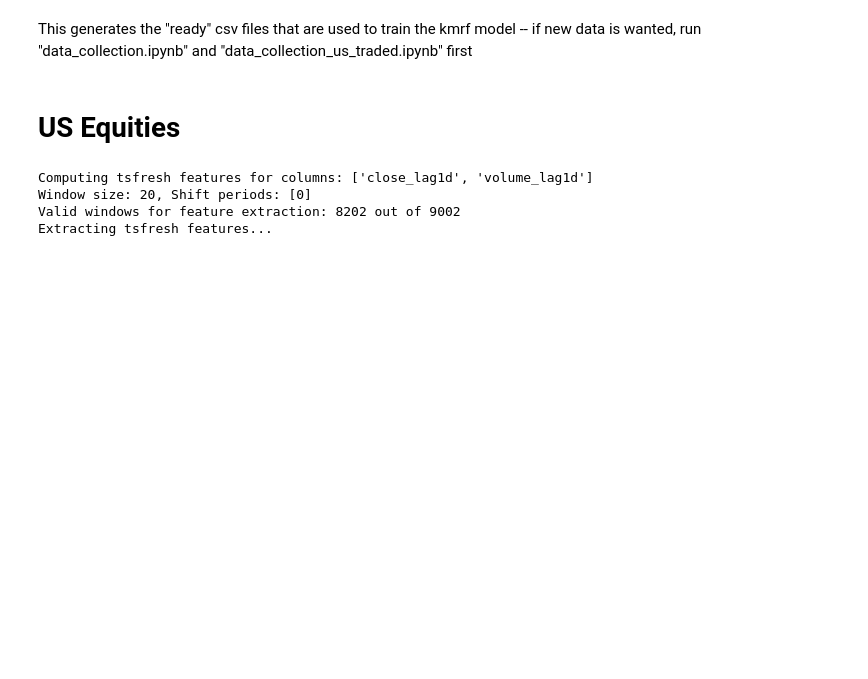
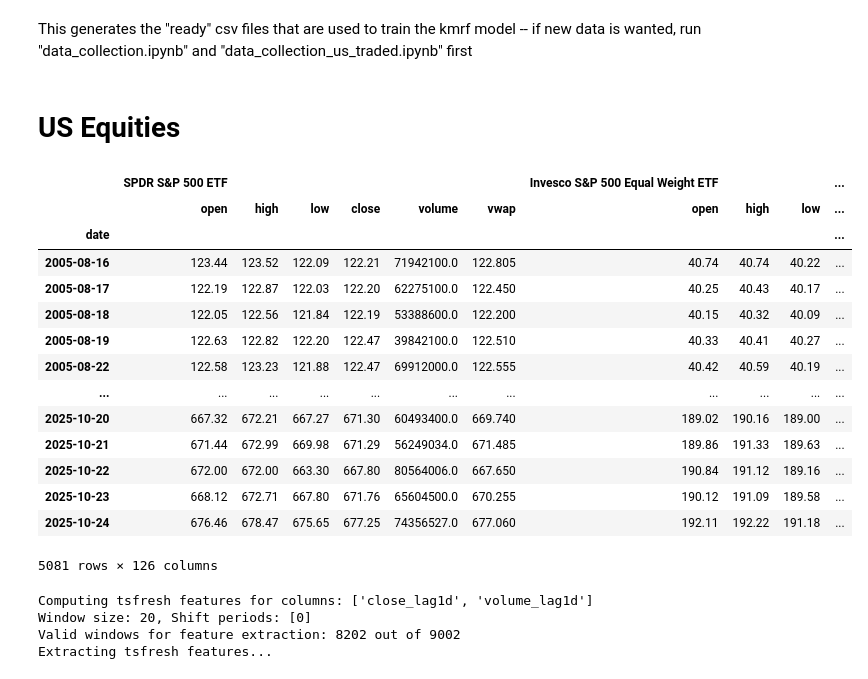
Before and after one commit to jessego20/FE800_project_code, a Jupyter notebook: feature_engineering.ipynb, the cells around one changed output. Saved outputs shown, nothing was run; the diff lists cells and outputs as text; code cells hidden in the pictures; blank space fills up the shorter version.

```diff
--- a/feature_engineering.ipynb
+++ b/feature_engineering.ipynb
@@ -272,6 +272,24 @@ col_mask = us_equity_data.columns.map(lambda x: x[0] in us_equity_include)
 
 us_equity_data = us_equity_data.loc[:, col_mask]
 # us_equity_data.tail()
+# %%
+us_equity_data.dropna()
+# %% [output]
+|  | SPDR S&P 500 ETF |  |  |  |  |  | Invesco S&P 500 Equal Weight ETF |  |  | ... |
+|  | open | high | low | close | volume | vwap | open | high | low | ... |
+| date |  |  |  |  |  |  |  |  |  | ... |
+| 2005-08-16 | 123.44 | 123.52 | 122.09 | 122.21 | 71942100.0 | 122.805 | 40.74 | 40.74 | 40.22 | ... |
+| 2005-08-17 | 122.19 | 122.87 | 122.03 | 122.20 | 62275100.0 | 122.450 | 40.25 | 40.43 | 40.17 | ... |
+| 2005-08-18 | 122.05 | 122.56 | 121.84 | 122.19 | 53388600.0 | 122.200 | 40.15 | 40.32 | 40.09 | ... |
+| 2005-08-19 | 122.63 | 122.82 | 122.20 | 122.47 | 39842100.0 | 122.510 | 40.33 | 40.41 | 40.27 | ... |
+| 2005-08-22 | 122.58 | 123.23 | 121.88 | 122.47 | 69912000.0 | 122.555 | 40.42 | 40.59 | 40.19 | ... |
+| ... | ... | ... | ... | ... | ... | ... | ... | ... | ... | ... |
+| 2025-10-20 | 667.32 | 672.21 | 667.27 | 671.30 | 60493400.0 | 669.740 | 189.02 | 190.16 | 189.00 | ... |
+| 2025-10-21 | 671.44 | 672.99 | 669.98 | 671.29 | 56249034.0 | 671.485 | 189.86 | 191.33 | 189.63 | ... |
+| 2025-10-22 | 672.00 | 672.00 | 663.30 | 667.80 | 80564006.0 | 667.650 | 190.84 | 191.12 | 189.16 | ... |
+| 2025-10-23 | 668.12 | 672.71 | 667.80 | 671.76 | 65604500.0 | 670.255 | 190.12 | 191.09 | 189.58 | ... |
+| 2025-10-24 | 676.46 | 678.47 | 675.65 | 677.25 | 74356527.0 | 677.060 | 192.11 | 192.22 | 191.18 | ... |
+5081 rows × 126 columns
 # %%
 us_equity_assets = us_equity_data.columns.get_level_values(0).unique().tolist()
 us_equity_derived = dd.TimeSeriesDerivedFields(price_data=us_equity_data.xs(us_equity_assets[0], level=0, axis=1)).compute_all_derived_fields(include_tsfresh=True)
```
Also changed, not shown: parts of 1 cell of this notebook, 32 other files.
